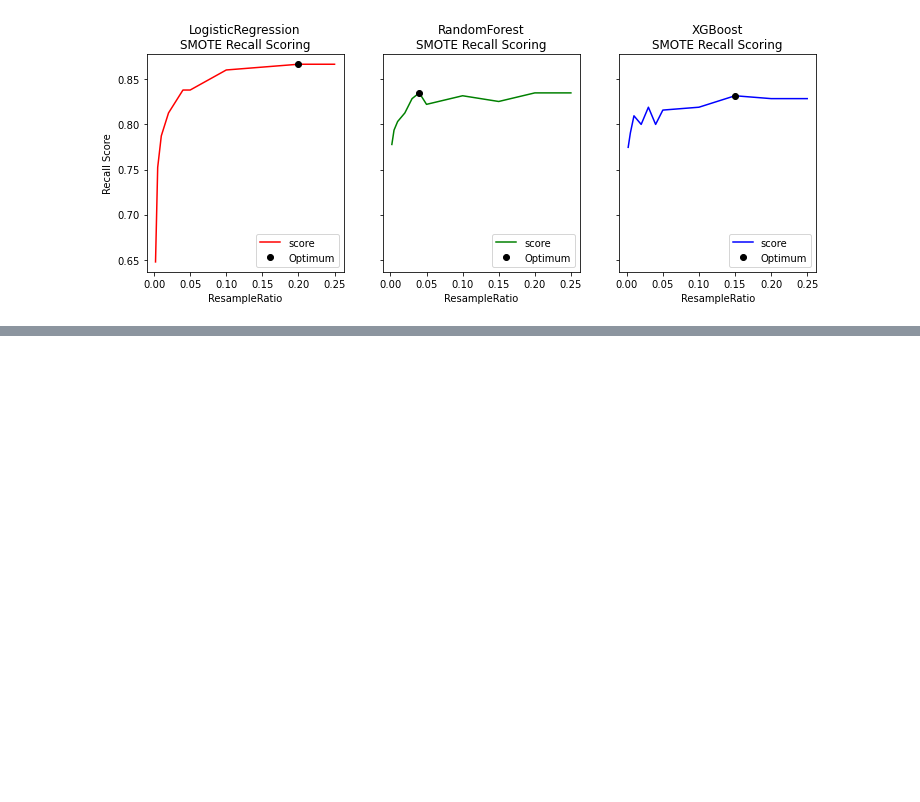
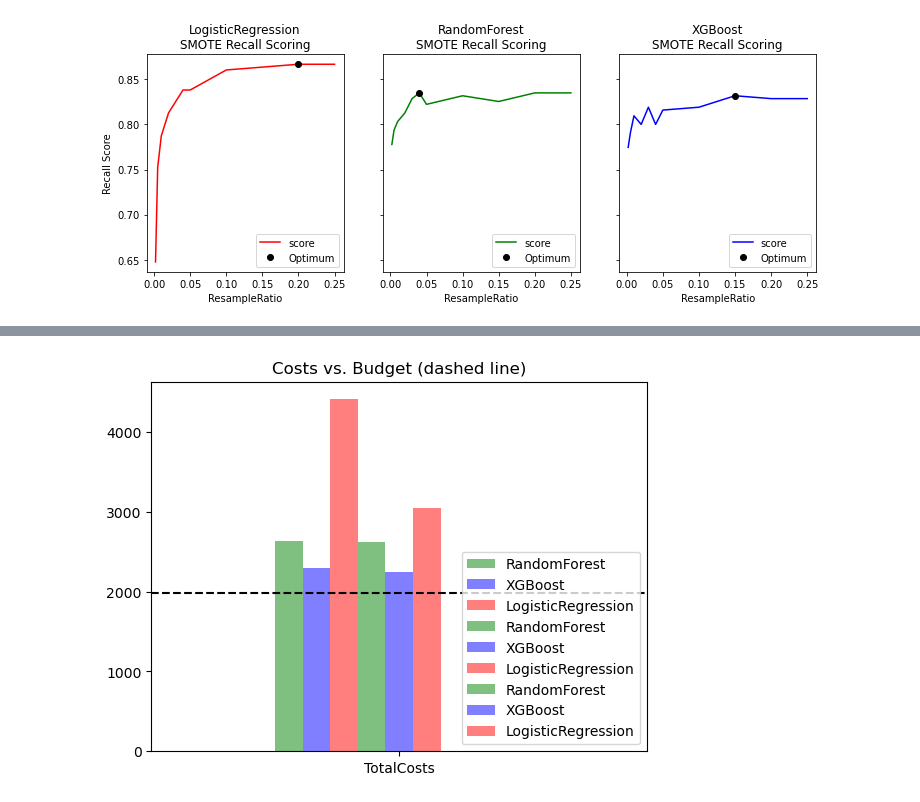
Before and after one commit to allanalberts/Credit-Card-Fraud-Identification-and-Management-Strategy, a Jupyter notebook: notebooks/SMOTE_analsis.ipynb, the cells around one changed output, grey strips where cells are left out. Saved outputs shown, nothing was run; the diff lists cells and outputs as text; code cells hidden in the pictures; blank space fills up the shorter version.

```diff
--- a/notebooks/SMOTE_analsis.ipynb
+++ b/notebooks/SMOTE_analsis.ipynb
@@ -172,0 +249,5 @@ h.save_classifier_dict(classifiers, "04")
+# %%
+fig, ax = plt.subplots()
+sc.plot_total_cost(ax, ['RF_smote', 'XGB_smote','LR_smote'], classifiers, c_test, y_test)
+# %% [output]
+[figure, added]
```
Also changed, not shown: parts of 13 cells of this notebook, 15 other files.
